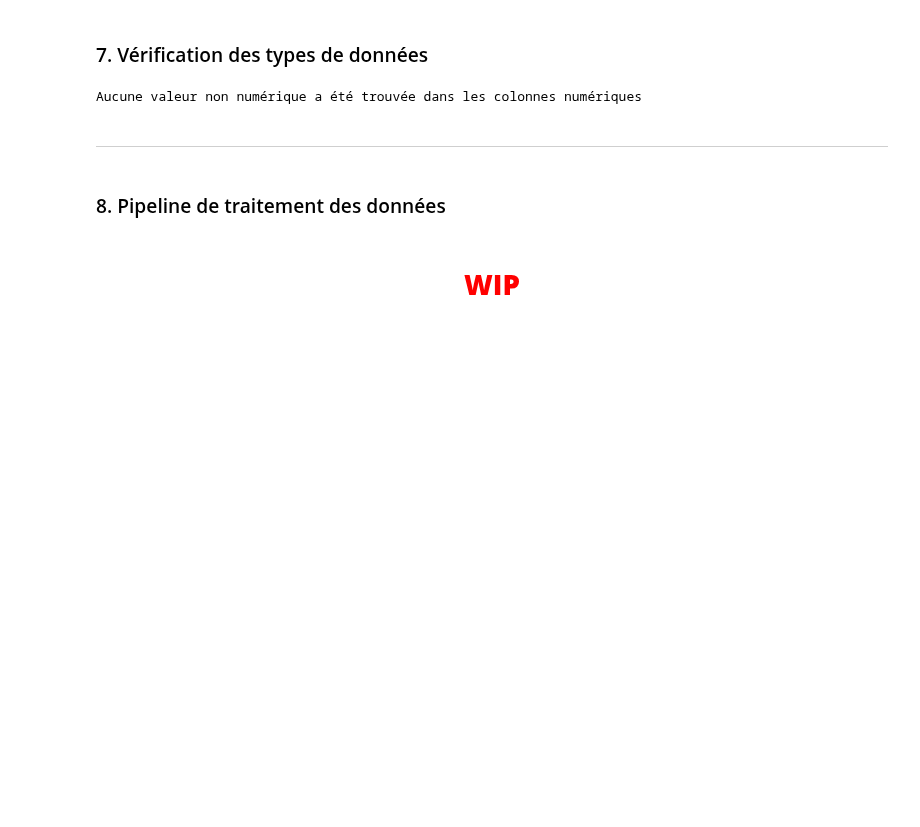
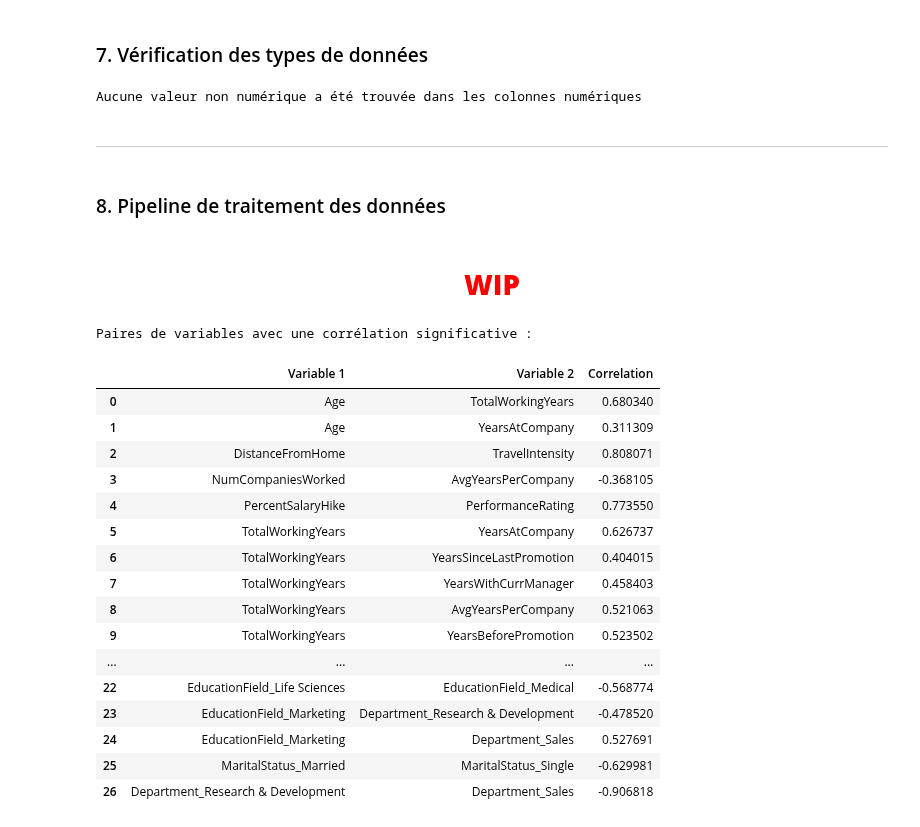
Before and after one commit to warren-gaure/projet-ia, a Jupyter notebook: notebooks/Livrable.ipynb, the cells around one changed output. Saved outputs shown, nothing was run; the diff lists cells and outputs as text; code cells hidden in the pictures; blank space fills up the shorter version.

```diff
--- a/notebooks/Livrable.ipynb
+++ b/notebooks/Livrable.ipynb
@@ -279,3 +270,52 @@ for column in categorical_columns:
 ### 8. <a id='pipeline'>Pipeline de traitement des données</a>
 # %% [markdown]
 # <font color="red"><center>**WIP**</center></font>
+# %%
+
+# Étape 2: Calcul de la matrice de corrélation pour toutes les variables numériques
+num_columns = merged_dataset.select_dtypes(include=['int64', 'float64']).columns
+corr_matrix = merged_dataset[num_columns].corr()
+# Étape 3: Filtrer les paires avec un coefficient de corrélation supérieur au seuil
+# Définir le seuil (par exemple, 0.3)
+seuil = 0.3
+
+# Créer une liste pour stocker les paires de variables corrélées
+correlated_pairs = []
+
+# Parcourir la matrice de corrélation
+for i in range(len(corr_matrix.columns)):
+    for j in range(i+1, len(corr_matrix.columns)):
+        var1 = corr_matrix.columns[i]
+        var2 = corr_matrix.columns[j]
+        corr_value = corr_matrix.iloc[i, j]
+
+        # Ajouter la paire à la liste si la corrélation est supérieure au seuil
+        if abs(corr_value) > seuil:
+            correlated_pairs.append({'Variable 1': var1, 'Variable 2': var2, 'Correlation': corr_value})
+
+# Convertir en DataFrame pour visualiser les résultats
+correlated_pairs_df = pd.DataFrame(correlated_pairs)
+positive_corr_df = correlated_pairs_df[correlated_pairs_df['Correlation'] > 0].sort_values(by='Correlation', ascending=False)
+negative_corr_df = correlated_pairs_df[correlated_pairs_df['Correlation'] < 0].sort_values(by='Correlation')
+# Afficher les paires avec une corrélation élevée
+print("Paires de variables avec une corrélation significative :")
+correlated_pairs_df
+# %% [output]
+Paires de variables avec une corrélation significative :
+|  | Variable 1 | Variable 2 | Correlation |
+| 0 | Age | TotalWorkingYears | 0.680340 |
+| 1 | Age | YearsAtCompany | 0.311309 |
+| 2 | DistanceFromHome | TravelIntensity | 0.808071 |
+| 3 | NumCompaniesWorked | AvgYearsPerCompany | -0.368105 |
+| 4 | PercentSalaryHike | PerformanceRating | 0.773550 |
+| 5 | TotalWorkingYears | YearsAtCompany | 0.626737 |
+| 6 | TotalWorkingYears | YearsSinceLastPromotion | 0.404015 |
+| 7 | TotalWorkingYears | YearsWithCurrManager | 0.458403 |
+| 8 | TotalWorkingYears | AvgYearsPerCompany | 0.521063 |
+| 9 | TotalWorkingYears | YearsBeforePromotion | 0.523502 |
+| ... | ... | ... | ... |
+| 22 | EducationField_Life Sciences | EducationField_Medical | -0.568774 |
+| 23 | EducationField_Marketing | Department_Research & Development | -0.478520 |
+| 24 | EducationField_Marketing | Department_Sales | 0.527691 |
+| 25 | MaritalStatus_Married | MaritalStatus_Single | -0.629981 |
+| 26 | Department_Research & Development | Department_Sales | -0.906818 |
```
Also changed, not shown: parts of 14 cells of this notebook.
